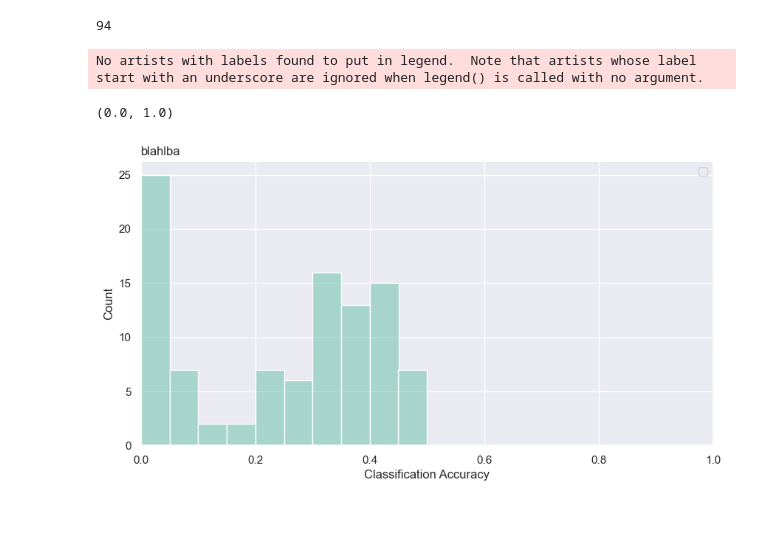
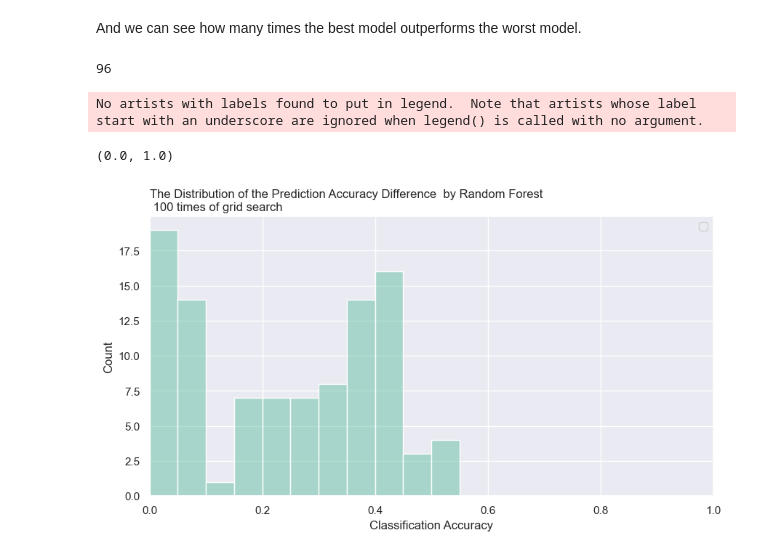
Before and after one commit to Niche-Lab/modeling-guide, a Jupyter notebook: note02_hyperparameter.ipynb, the cells around one changed output. Cells and saved outputs as stored; diff of their text form; code cells hidden in the pictures; blank space fills up the shorter version.

```diff
--- a/note02_hyperparameter.ipynb
+++ b/note02_hyperparameter.ipynb
@@ -89,0 +212,3 @@ for _ in range(100):
+# %%
+diff_maxmin = pd.read_csv('diff_maxmin.csv').loc[:, "diff"].values
+diff_maxmin
@@ -90,19 +228,19 @@ for _ in range(100):
+# %% [markdown]
+And we can see how many times the best model outperforms the worst model.
 # %%
 np.sum(np.array(diff_maxmin) > 0)
 # %% [output]
-94
+96
 # %%
-sns.set_theme(style="darkgrid", palette="Set2")
 plt.figure(figsize=(10, 5))
 sns.histplot(diff_maxmin, binwidth=.05, alpha=0.5)
 
 # post-process the plot
-plt.title("blahlba", loc="left")
+plt.title("The Distribution of the Prediction Accuracy Difference  by Random Forest \n 100 times of grid search", loc="left")
 plt.legend()
 plt.xlabel("Classification Accuracy")
 plt.xlim(0, 1)
-# plt.ylim(0, 25)
 # %% [output]
 No artists with labels found to put in legend.  Note that artists whose label start with an underscore are ignored when legend() is called with no argument.
 (0.0, 1.0)
-[figure, old version]
+[figure, new version]
```
Also changed, not shown: parts of 47 cells of this notebook, 18 other files.
